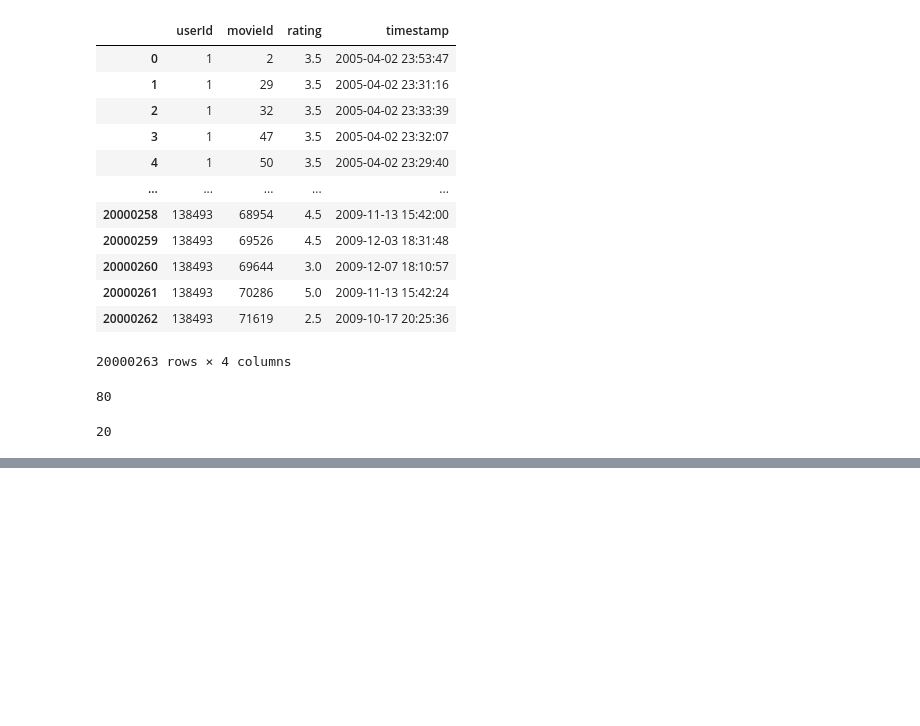
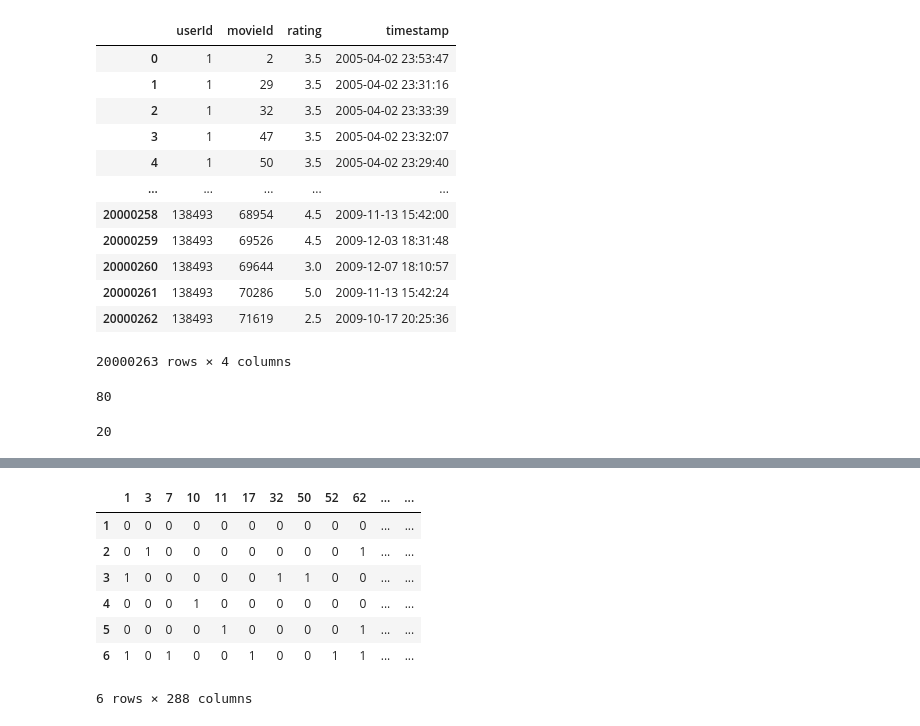
Before and after one commit to Ronnieups/notebook, a Jupyter notebook: EDA.ipynb, the cells around one changed output, grey strips where cells are left out. Cells and saved outputs as stored; diff of their text form; code cells hidden in the pictures; blank space fills up the shorter version.

```diff
--- a/EDA.ipynb
+++ b/EDA.ipynb
@@ -562,0 +757,3 @@ ValueError: Found input variables with inconsistent numbers of samples: [27278,
+# %%
+first_6_users_SM = users_fav_movies[users_fav_movies['userId'].isin(users[:6])].sort_values('userId')
+first_6_users_SM.T
@@ -562,0 +767,11 @@ ValueError: Found input variables with inconsistent numbers of samples: [27278,
+# %%
+df_sparseMatrix.loc[np.unique(first_6_users_SM['userId']), list(map(str, np.unique(first_6_users_SM['movieId'])))]
+# %% [output]
+|  | 1 | 3 | 7 | 10 | 11 | 17 | 32 | 50 | 52 | 62 | ... | ... |
+| 1 | 0 | 0 | 0 | 0 | 0 | 0 | 0 | 0 | 0 | 0 | ... | ... |
+| 2 | 0 | 1 | 0 | 0 | 0 | 0 | 0 | 0 | 0 | 1 | ... | ... |
+| 3 | 1 | 0 | 0 | 0 | 0 | 0 | 1 | 1 | 0 | 0 | ... | ... |
+| 4 | 0 | 0 | 0 | 1 | 0 | 0 | 0 | 0 | 0 | 0 | ... | ... |
+| 5 | 0 | 0 | 0 | 0 | 1 | 0 | 0 | 0 | 0 | 1 | ... | ... |
+| 6 | 1 | 0 | 1 | 0 | 0 | 1 | 0 | 0 | 1 | 1 | ... | ... |
+6 rows × 288 columns
```
Also changed, not shown: parts of 48 cells of this notebook.
